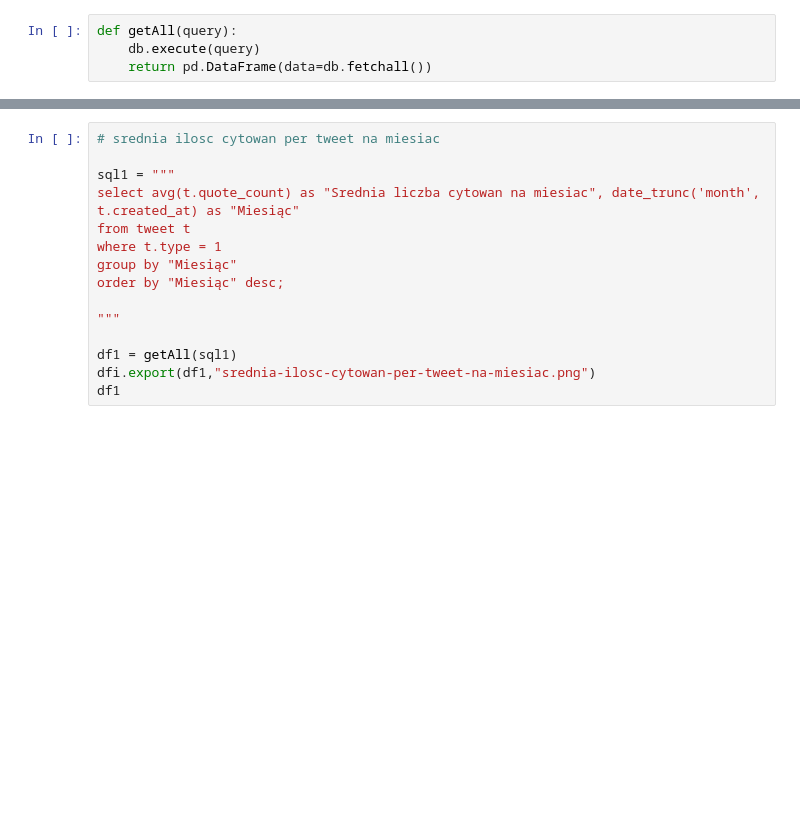
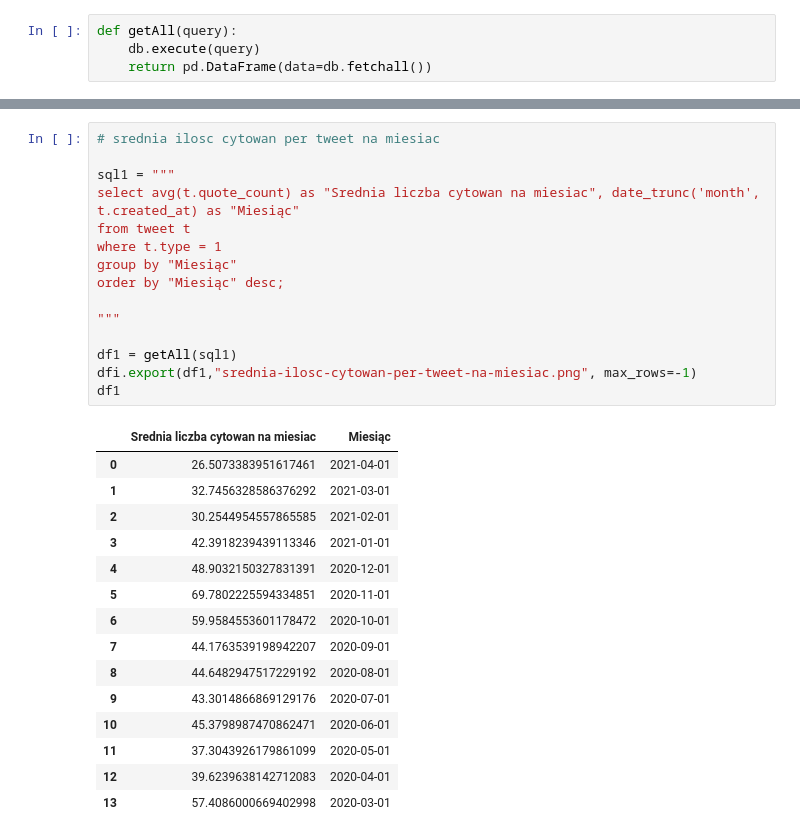
Before and after one commit to piaskowyk/twitter-posts-analysis, a Jupyter notebook: notebooks/statistics1.ipynb, the cells around one changed output, grey strips where cells are left out. Saved outputs shown, nothing was run; the diff lists cells and outputs as text; blank space fills up the shorter version.

```diff
--- a/notebooks/statistics1.ipynb
+++ b/notebooks/statistics1.ipynb
@@ -303,18 +490,34 @@ df1
 # %%
 # srednia ilosc cytowan per tweet na miesiac
 
 sql1 = """
 select avg(t.quote_count) as "Srednia liczba cytowan na miesiac", date_trunc('month', t.created_at) as "Miesiąc"
 from tweet t
 where t.type = 1
 group by "Miesiąc"
 order by "Miesiąc" desc;
 
 """
 
 df1 = getAll(sql1)
-dfi.export(df1,"srednia-ilosc-cytowan-per-tweet-na-miesiac.png")
+dfi.export(df1,"srednia-ilosc-cytowan-per-tweet-na-miesiac.png", max_rows=-1)
 df1
+# %% [output]
+|  | Srednia liczba cytowan na miesiac | Miesiąc |
+| 0 | 26.5073383951617461 | 2021-04-01 |
+| 1 | 32.7456328586376292 | 2021-03-01 |
+| 2 | 30.2544954557865585 | 2021-02-01 |
+| 3 | 42.3918239439113346 | 2021-01-01 |
+| 4 | 48.9032150327831391 | 2020-12-01 |
+| 5 | 69.7802225594334851 | 2020-11-01 |
+| 6 | 59.9584553601178472 | 2020-10-01 |
+| 7 | 44.1763539198942207 | 2020-09-01 |
+| 8 | 44.6482947517229192 | 2020-08-01 |
+| 9 | 43.3014866869129176 | 2020-07-01 |
+| 10 | 45.3798987470862471 | 2020-06-01 |
+| 11 | 37.3043926179861099 | 2020-05-01 |
+| 12 | 39.6239638142712083 | 2020-04-01 |
+| 13 | 57.4086000669402998 | 2020-03-01 |
 # %%
 # srednia ilosc pozytywnych komentarzy per tweet
 
```
Also changed, not shown: parts of 28 cells of this notebook.
